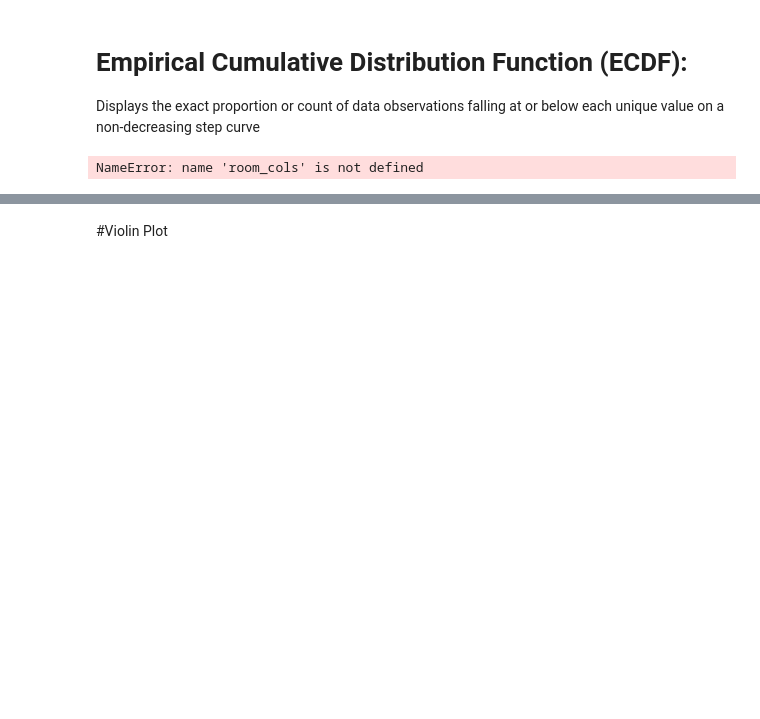
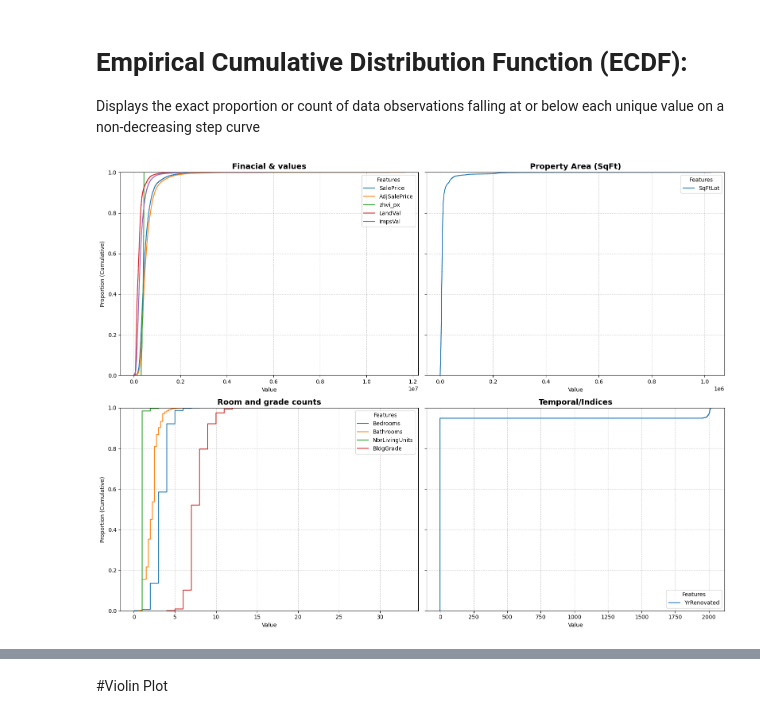
Before and after one commit to OmRohamare/stats_for_data, a Jupyter notebook: Distributions.ipynb, the cells around one changed output, grey strips where cells are left out. Cells and saved outputs as stored; diff of their text form; code cells hidden in the pictures; blank space fills up the shorter version.

```diff
--- a/Distributions.ipynb
+++ b/Distributions.ipynb
@@ -74,35 +74,35 @@ Displays the exact proportion or count of data observations falling at or below
 # %%
 #Defining feature groups for readibility
 price_cols= ["SalePrice","AdjSalePrice","zhvi_px","LandVal","ImpsVal"]
 space_cols=["SqFtLot","SqFtToLiving","SqFtinBasement"]
 time_cols=["YrBulit","YrRenovated","zhvu_idx"]
 rooms_cols=["Bedrooms","Bathrooms","NbrLivingUnits","BldgGrade"]
 
-all_groups=[price_cols,space_cols,room_cols,time_cols]
-titel=["Finacial & values", "Property Area (SqFt)",
+all_groups=[price_cols,space_cols,rooms_cols,time_cols]
+title=["Finacial & values", "Property Area (SqFt)",
        "Room and grade counts","Temporal/Indices"]
 
 #Creating a 2x2 gird of subplots
 fig, axes = plt.subplots(2, 2, figsize=(16, 12),sharey=True)
 axes=axes.flatten()
 
 for i, group in enumerate(all_groups):
   ax=axes[i]
   # Plot each column in the group (ignores missing columns gracefully)
   for col in group:
       if col in cleaned.columns:
          sns.ecdfplot(data=cleaned, x=col, ax=ax, label=col)
 
-  ax.set_title(titles[i], fontsize=14, fontweight='bold')
+  ax.set_title(title[i], fontsize=14, fontweight='bold')
   ax.set_xlabel("Value")
   ax.set_ylabel("Proportion (Cumulative)")
   ax.legend(title="Features")
   ax.grid(True, linestyle="--", alpha=0.6)
 
 plt.tight_layout()
 plt.show()
 # %% [output]
-NameError: name 'room_cols' is not defined
+[figure, added]
 # %% [markdown]
 #Box Plot![image.png](embedded-picture-1)
 # %%
```
Also changed, not shown: parts of 7 cells of this notebook.
